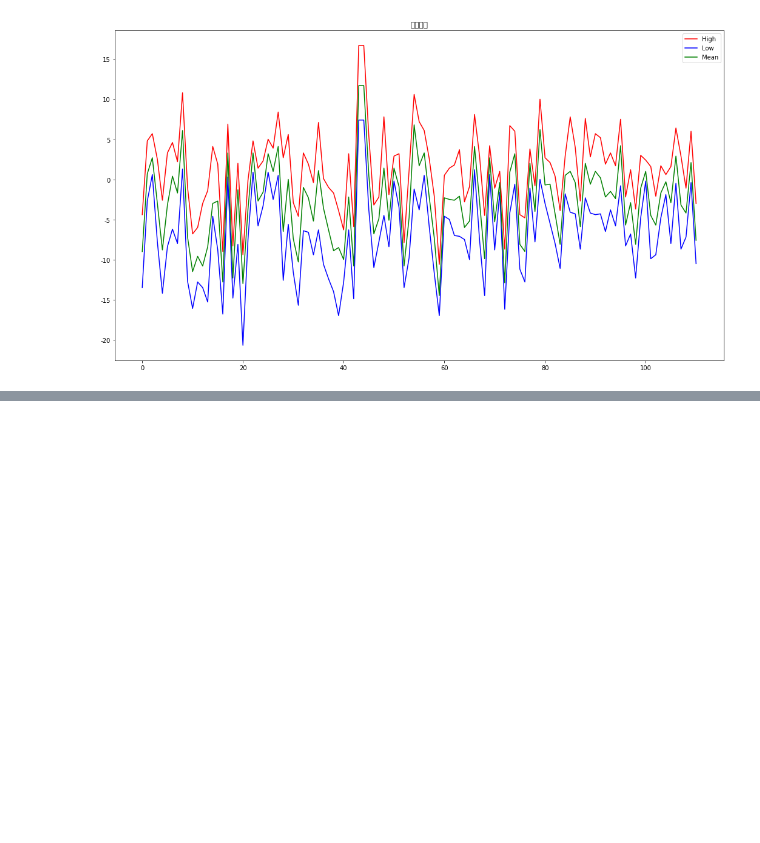
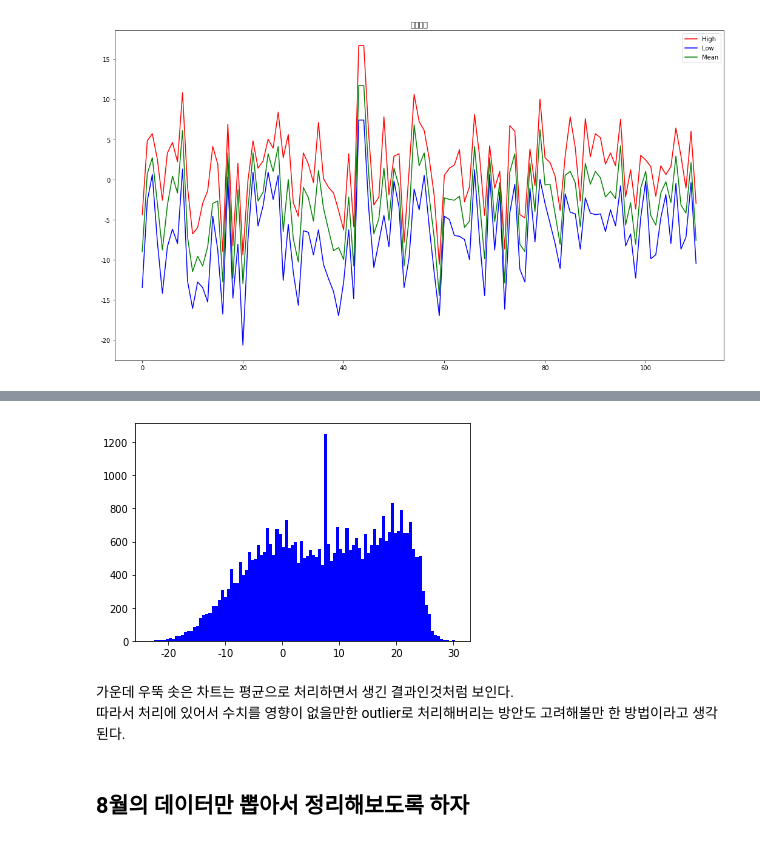
Before and after one commit to jeong-jinuk/jjw, a Jupyter notebook: study/모두의분석_my.ipynb, the cells around one changed output, grey strips where cells are left out. Saved outputs shown, nothing was run; the diff lists cells and outputs as text; code cells hidden in the pictures; blank space fills up the shorter version.

```diff
--- a/study/모두의분석_my.ipynb
+++ b/study/모두의분석_my.ipynb
@@ -230,0 +244,10 @@ plt.show()
+# %%
+plt.hist(hist_Low,bins=100,color='b')
+plt.show()
+# %% [output]
+[figure, added]
+# %% [markdown]
+가운데 우뚝 솟은 차트는 평균으로 처리하면서 생긴 결과인것처럼 보인다.<br>
+따라서 처리에 있어서 수치를 영향이 없을만한 outlier로 처리해버리는 방안도 고려해볼만 한 방법이라고 생각된다.
+# %% [markdown]
+## 8월의 데이터만 뽑아서 정리해보도록 하자
```
Also changed, not shown: parts of 26 cells of this notebook.
